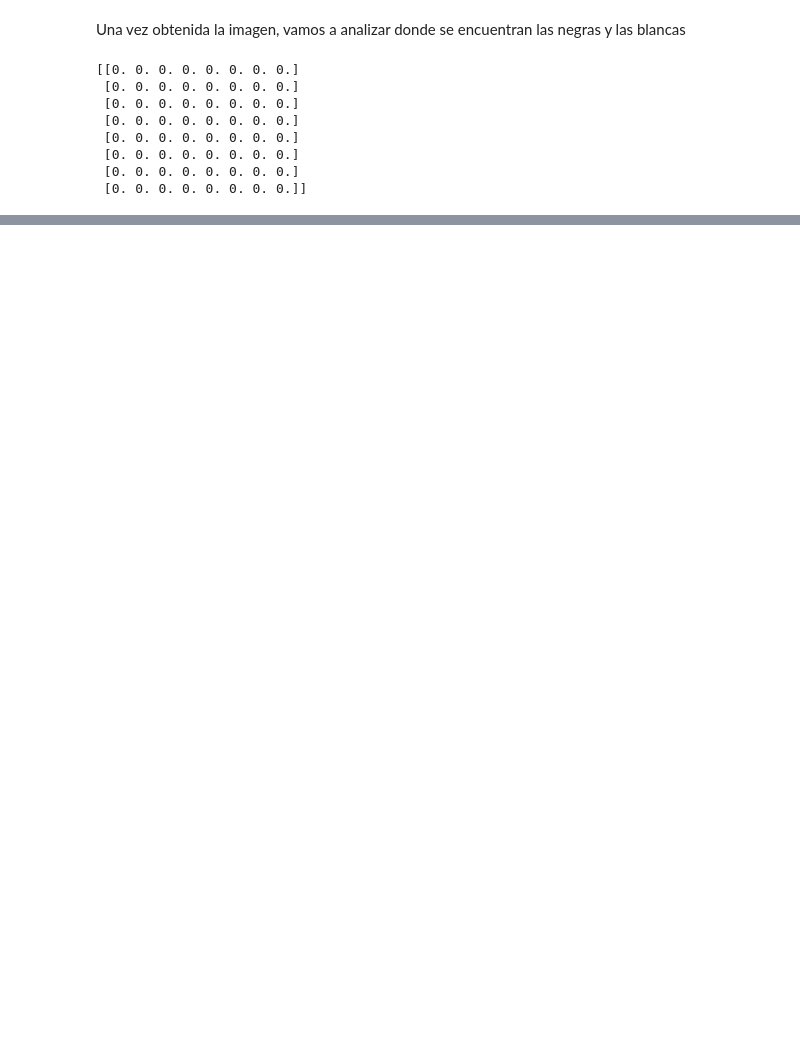
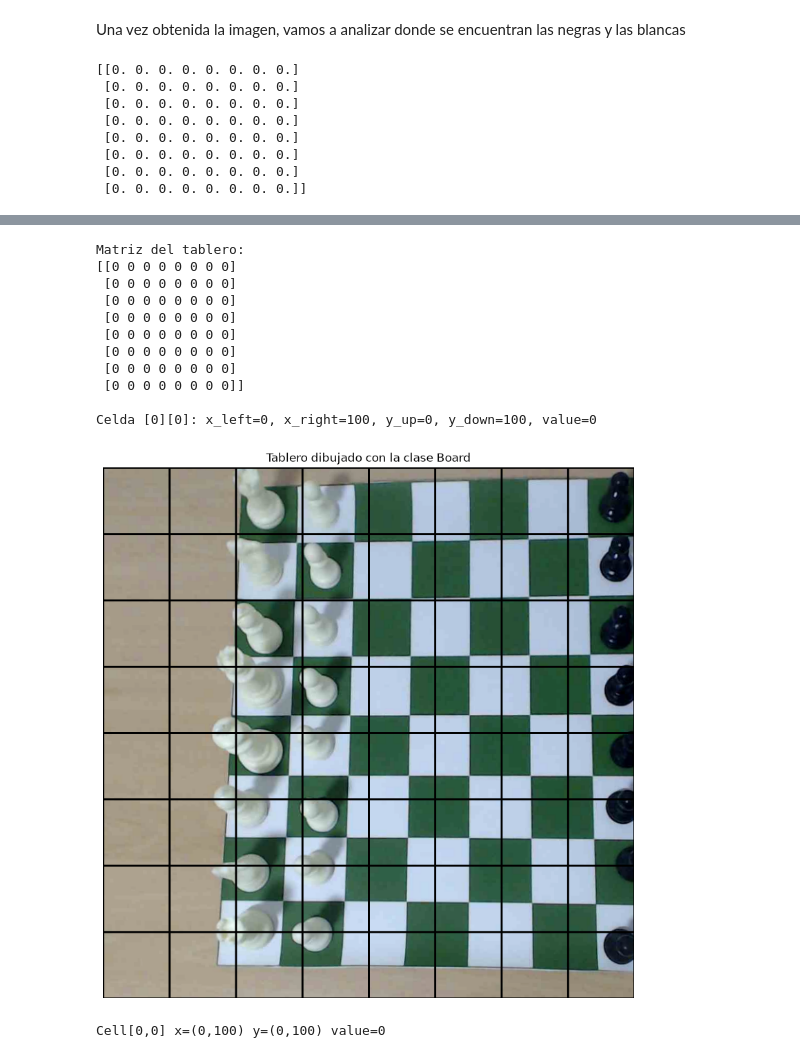
Before and after one commit to gggelme/chess_dataset_maker, a Jupyter notebook: src/parser/delimitar_tablero.ipynb, the cells around one changed output, grey strips where cells are left out. Drawn from its saved outputs; the diff is of its cells as text; code cells hidden in the pictures; blank space fills up the shorter version.

```diff
--- a/src/parser/delimitar_tablero.ipynb
+++ b/src/parser/delimitar_tablero.ipynb
@@ -269,0 +335,40 @@ x_inf = np.min(tablero_esquinas[:])
+# %%
+# Crear el tablero a partir de la imagen rectificada
+tablero = Board(tablero_rectificado_hsv)
+
+# Mostrar la matriz (8x8 de ceros, sin piezas todavía)
+print("Matriz del tablero:")
+print(tablero.matriz)
+
+# Verificar una celda de ejemplo: fila 0, columna 0 (esquina superior izquierda)
+celda_ejemplo = tablero.celdas[0][0]
+print(f"\nCelda [0][0]: x_left={celda_ejemplo.x_left}, x_right={celda_ejemplo.x_right}, "
+      f"y_up={celda_ejemplo.y_up}, y_down={celda_ejemplo.y_down}, value={celda_ejemplo.value}")
+
+
+
+# Dibujar el tablero usando la clase
+img_board = tablero.dibujar()
+
+plt.figure(figsize=(10, 10))
+plt.imshow(img_board)
+plt.title("Tablero dibujado con la clase Board")
+plt.axis("off")
+plt.show()
+# %% [output]
+Matriz del tablero:
+[[0 0 0 0 0 0 0 0]
+ [0 0 0 0 0 0 0 0]
+ [0 0 0 0 0 0 0 0]
+ [0 0 0 0 0 0 0 0]
+ [0 0 0 0 0 0 0 0]
+ [0 0 0 0 0 0 0 0]
+ [0 0 0 0 0 0 0 0]
+ [0 0 0 0 0 0 0 0]]
+
+Celda [0][0]: x_left=0, x_right=100, y_up=0, y_down=100, value=0
+[figure, added]
+# %%
+print(celda_ejemplo)
+# %% [output]
+Cell[0,0] x=(0,100) y=(0,100) value=0
```
Also changed, not shown: parts of 11 cells of this notebook, 5 other files.
